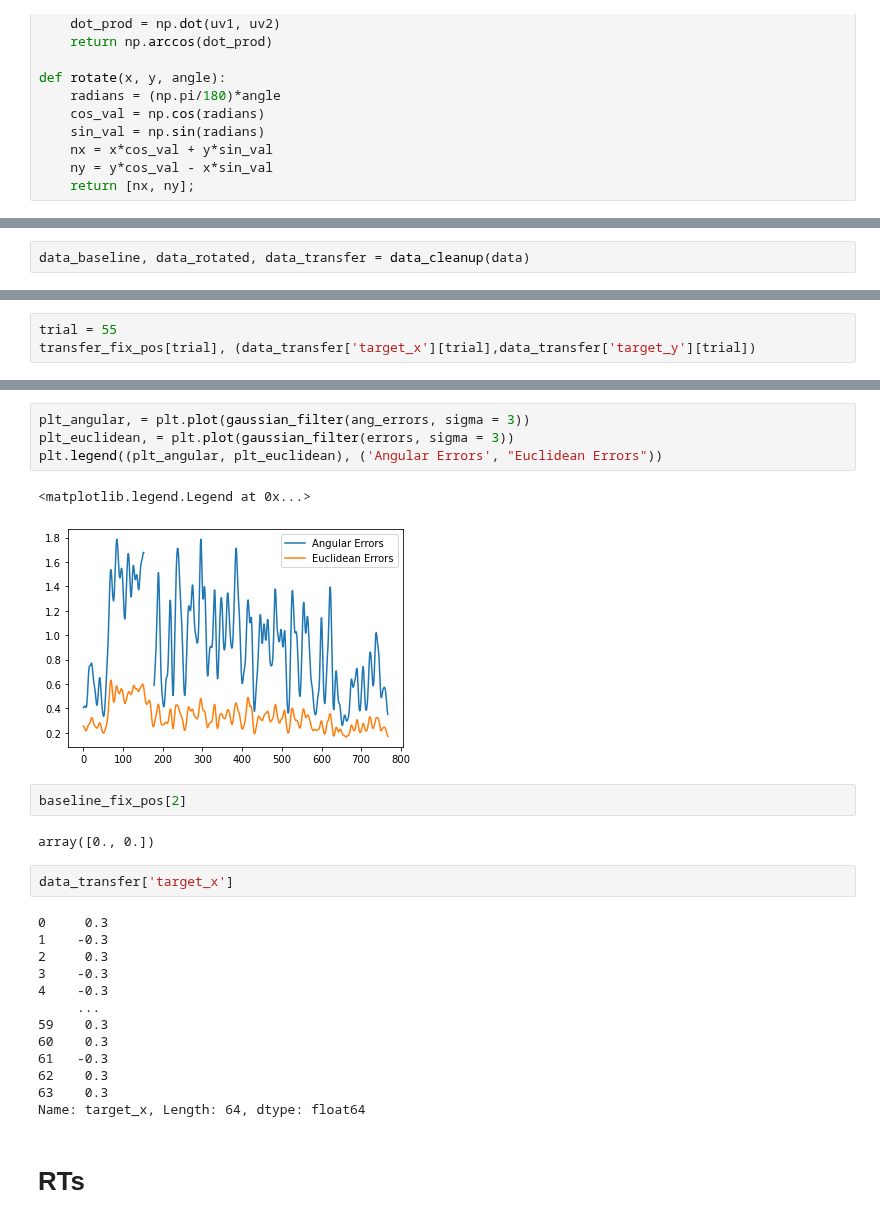
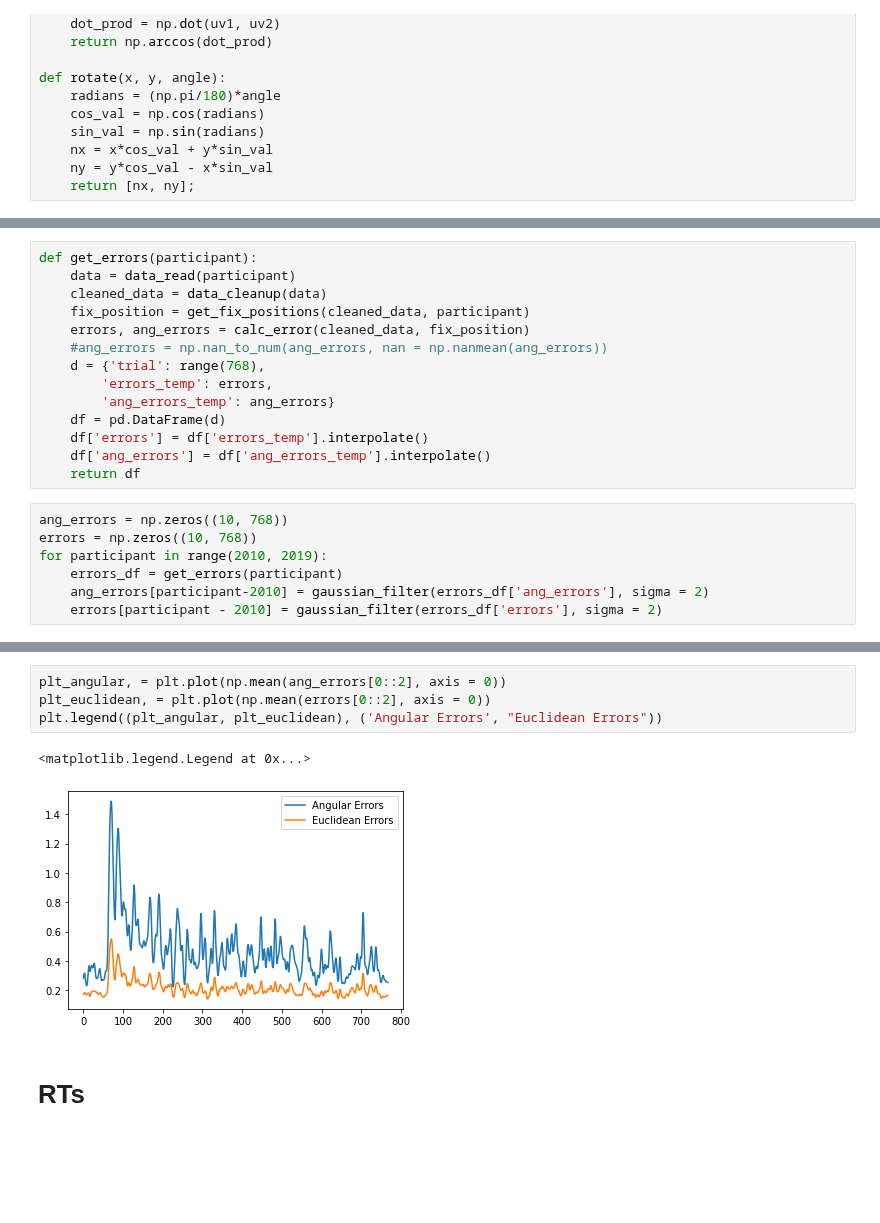
Before and after one commit to tejas-savalia/Lab-Codes, a Jupyter notebook: Visuomotor_Adaptation_psychopy_tablet/no_feedback/analysis/Untitled.ipynb, the cells around one changed output, grey strips where cells are left out. Drawn from its saved outputs; the diff is of its cells as text; blank space fills up the shorter version.

Commit message:
Trying average errors up to that trial for the fast state

```diff
--- a/Visuomotor_Adaptation_psychopy_tablet/no_feedback/analysis/Untitled.ipynb
+++ b/Visuomotor_Adaptation_psychopy_tablet/no_feedback/analysis/Untitled.ipynb
@@ -107,5 +81,3 @@ def data_cleanup(data):
 
 
     return data_baseline, data_rotated, data_transfer
-# %%
-data_baseline, data_rotated, data_transfer = data_cleanup(data)
@@ -210,3 +122,0 @@ here
-# %%
-trial = 55
-transfer_fix_pos[trial], (data_transfer['target_x'][trial],data_transfer['target_y'][trial])
@@ -226,0 +143,21 @@ for trial in range(64):
+# %%
+def get_errors(participant):
+    data = data_read(participant)
+    cleaned_data = data_cleanup(data)
+    fix_position = get_fix_positions(cleaned_data, participant)
+    errors, ang_errors = calc_error(cleaned_data, fix_position)
+    #ang_errors = np.nan_to_num(ang_errors, nan = np.nanmean(ang_errors))
+    d = {'trial': range(768),
+        'errors_temp': errors,
+        'ang_errors_temp': ang_errors}
+    df = pd.DataFrame(d)
+    df['errors'] = df['errors_temp'].interpolate()
+    df['ang_errors'] = df['ang_errors_temp'].interpolate()
+    return df
+# %%
+ang_errors = np.zeros((10, 768))
+errors = np.zeros((10, 768))
+for participant in range(2010, 2019):
+    errors_df = get_errors(participant)
+    ang_errors[participant-2010] = gaussian_filter(errors_df['ang_errors'], sigma = 2)
+    errors[participant - 2010] = gaussian_filter(errors_df['errors'], sigma = 2)
@@ -227,28 +242,9 @@ for trial in range(64):
 # %%
-plt_angular, = plt.plot(gaussian_filter(ang_errors, sigma = 3))
-plt_euclidean, = plt.plot(gaussian_filter(errors, sigma = 3))
+plt_angular, = plt.plot(np.mean(ang_errors[0::2], axis = 0))
+plt_euclidean, = plt.plot(np.mean(errors[0::2], axis = 0))
 plt.legend((plt_angular, plt_euclidean), ('Angular Errors', "Euclidean Errors"))
 # %% [output]
 <matplotlib.legend.Legend at 0x...>
-[figure, old version]
+[figure, new version]
-# %%
-baseline_fix_pos[2]
-# %% [output]
-array([0., 0.])
-# %%
-data_transfer['target_x']
-# %% [output]
-0     0.3
-1    -0.3
-2     0.3
-3    -0.3
-4    -0.3
-     ...
-59    0.3
-60    0.3
-61   -0.3
-62    0.3
-63    0.3
-Name: target_x, Length: 64, dtype: float64
 # %% [markdown]
 # RTs
```
Also changed, not shown: parts of 24 cells of this notebook, 5 other files.
